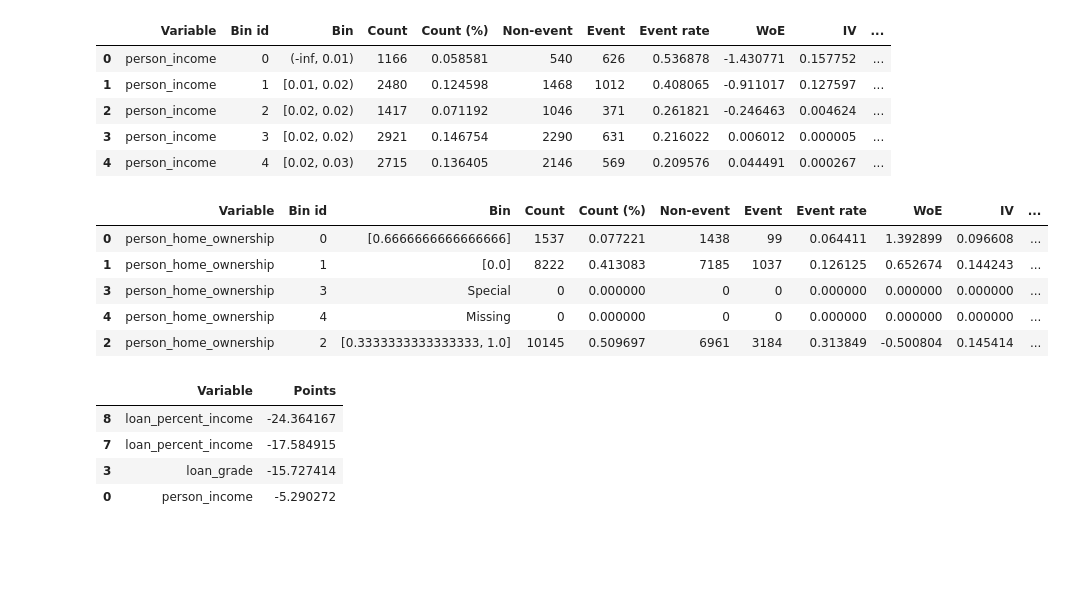
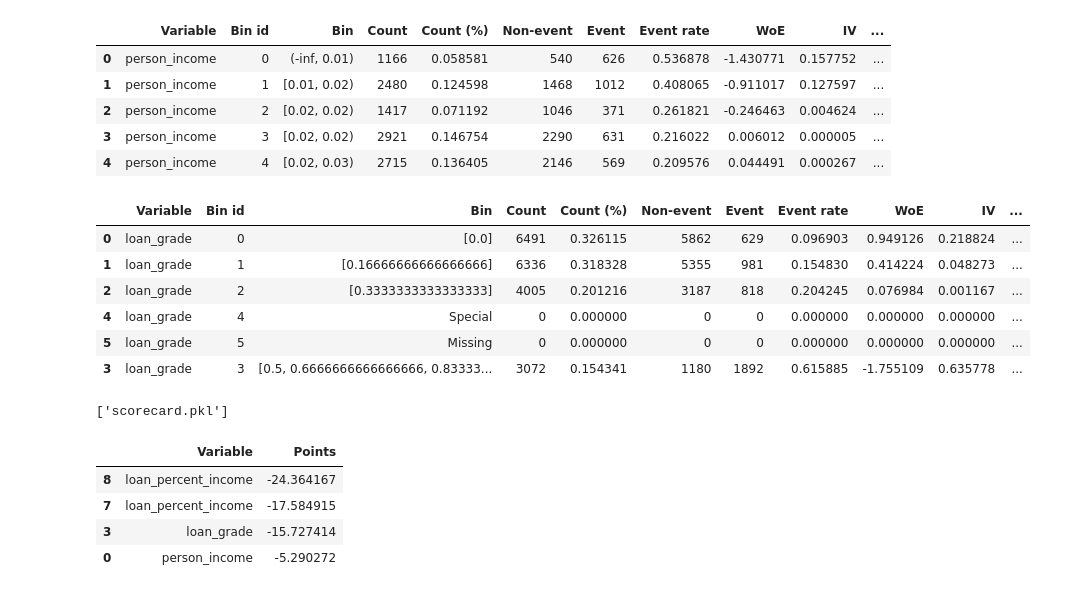
Before and after one commit to dgilrua/proyecto1-analitica, a Jupyter notebook: main.ipynb, the cells around one changed output. Saved outputs shown, nothing was run; the diff lists cells and outputs as text; code cells hidden in the pictures; blank space fills up the shorter version.

```diff
--- a/main.ipynb
+++ b/main.ipynb
@@ -331,0 +326,6 @@ dataset_scalado = MinMaxScaler().fit_transform(df2)
+# %%
+#Crear el Scaler
+scaler = MinMaxScaler()
+# %%
+#Ajustar el scaler al dataset
+scaler.fit(df2)
@@ -332 +334,4 @@ dataset_scalado = MinMaxScaler().fit_transform(df2)
+# %%
+#Aplicar el scaler al dataset
+dataset_scalado = scaler.transform(df2)
 # %%
@@ -608,14 +619,20 @@ scorecard_df.head()
 | 3 | person_income | 3 | [0.02, 0.02) | 2921 | 0.146754 | 2290 | 631 | 0.216022 | 0.006012 | 0.000005 | ... |
 | 4 | person_income | 4 | [0.02, 0.03) | 2715 | 0.136405 | 2146 | 569 | 0.209576 | 0.044491 | 0.000267 | ... |
 # %%
-scorecard_df.query("Variable == 'person_home_ownership'").sort_values("Points", ascending=False)
+scorecard_df.query("Variable == 'loan_grade'").sort_values("Points", ascending=False)
 # %% [output]
 |  | Variable | Bin id | Bin | Count | Count (%) | Non-event | Event | Event rate | WoE | IV | ... |
-| 0 | person_home_ownership | 0 | [0.6666666666666666] | 1537 | 0.077221 | 1438 | 99 | 0.064411 | 1.392899 | 0.096608 | ... |
-| 1 | person_home_ownership | 1 | [0.0] | 8222 | 0.413083 | 7185 | 1037 | 0.126125 | 0.652674 | 0.144243 | ... |
-| 3 | person_home_ownership | 3 | Special | 0 | 0.000000 | 0 | 0 | 0.000000 | 0.000000 | 0.000000 | ... |
-| 4 | person_home_ownership | 4 | Missing | 0 | 0.000000 | 0 | 0 | 0.000000 | 0.000000 | 0.000000 | ... |
-| 2 | person_home_ownership | 2 | [0.3333333333333333, 1.0] | 10145 | 0.509697 | 6961 | 3184 | 0.313849 | -0.500804 | 0.145414 | ... |
+| 0 | loan_grade | 0 | [0.0] | 6491 | 0.326115 | 5862 | 629 | 0.096903 | 0.949126 | 0.218824 | ... |
+| 1 | loan_grade | 1 | [0.16666666666666666] | 6336 | 0.318328 | 5355 | 981 | 0.154830 | 0.414224 | 0.048273 | ... |
+| 2 | loan_grade | 2 | [0.3333333333333333] | 4005 | 0.201216 | 3187 | 818 | 0.204245 | 0.076984 | 0.001167 | ... |
+| 4 | loan_grade | 4 | Special | 0 | 0.000000 | 0 | 0 | 0.000000 | 0.000000 | 0.000000 | ... |
+| 5 | loan_grade | 5 | Missing | 0 | 0.000000 | 0 | 0 | 0.000000 | 0.000000 | 0.000000 | ... |
+| 3 | loan_grade | 3 | [0.5, 0.6666666666666666, 0.83333... | 3072 | 0.154341 | 1180 | 1892 | 0.615885 | -1.755109 | 0.635778 | ... |
+# %%
+#Guardar el scorecard ajustado a los datos
+joblib.dump(scorecard, 'scorecard.pkl')
+# %% [output]
+['scorecard.pkl']
 # %%
 # Se debe de buscar las variables cuyo puntaje sea negativo, luego se ordena del menor al mayor
 # 1. Elegir sólo las variables cuyo puntaje sea menor a 0
```
Also changed, not shown: parts of 5 cells of this notebook, 1 other file.
